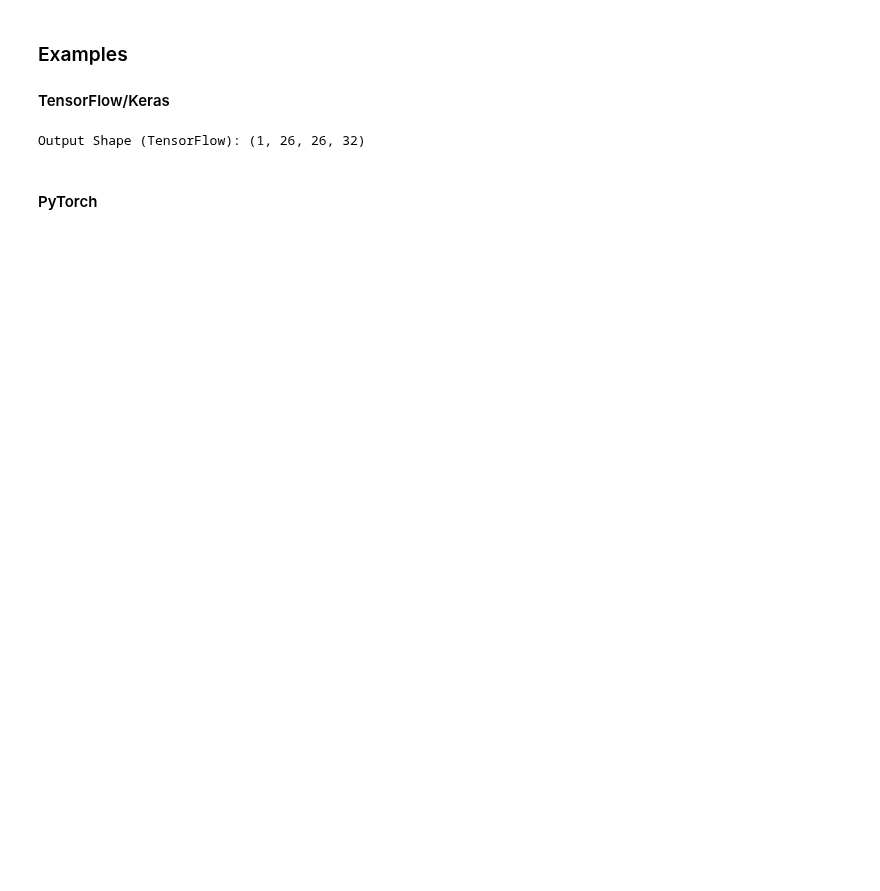
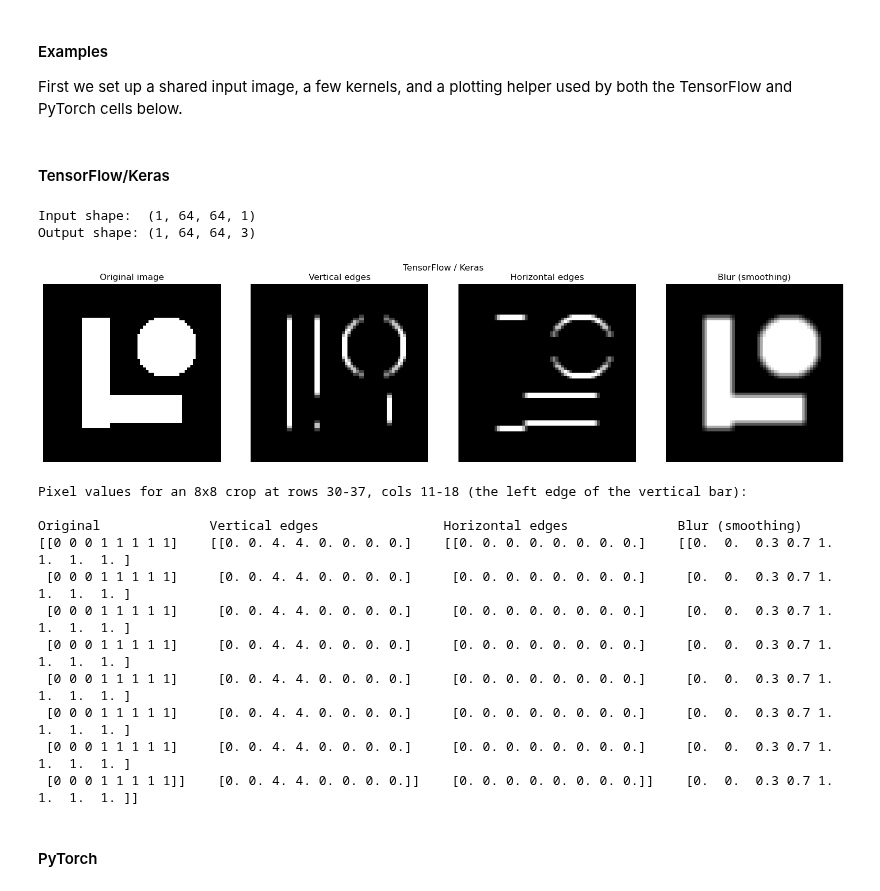
Before and after one commit to uncsdis/Data-785-Deep-Learning, a Jupyter notebook: Week 5 - CNNs /Convolutional Neural Networks.ipynb, the cells around one changed output. Drawn from its saved outputs; the diff is of its cells as text; code cells hidden in the pictures; blank space fills up the shorter version.

```diff
--- a/Week 5 - CNNs /Convolutional Neural Networks.ipynb
+++ b/Week 5 - CNNs /Convolutional Neural Networks.ipynb
@@ -47,3 +53,4 @@ where:
 # %% [markdown]
-### Examples
-#### TensorFlow/Keras
+#### Examples
+
+First we set up a shared input image, a few kernels, and a plotting helper used by both the TensorFlow and PyTorch cells below.
@@ -50,19 +118,49 @@ where:
+# %% [markdown]
+#### TensorFlow/Keras
 # %%
 import tensorflow as tf
 from keras.layers import Conv2D
-import numpy as np
 
-# Create a dummy image (1 sample, 28x28 pixels, 1 channel)
-image = np.random.rand(1, 28, 28, 1).astype(np.float32)
+# TensorFlow expects (batch, height, width, channels).
+image = img.reshape(1, 64, 64, 1)
 
-# Apply a convolutional layer with 32 filters and a 3x3 kernel
-conv_layer = Conv2D(filters=32, kernel_size=(3,3), strides=1, padding='valid', activation=None)
+# A Conv2D layer with one filter per kernel. padding='same' keeps the output the
+# same size as the input so the before/after images line up.
+conv_layer = Conv2D(filters=len(kernels), kernel_size=(3, 3), strides=1,
+                    padding='same', activation=None, use_bias=False)
+conv_layer.build(input_shape=(None, 64, 64, 1))
 
-# Apply the layer to the image
+# Load our hand-made kernels. Conv2D weight shape is (kernel_h, kernel_w, in_ch, out_ch).
+W = np.zeros((3, 3, 1, len(kernels)), dtype=np.float32)
+for i, k in enumerate(kernels.values()):
+    W[:, :, 0, i] = np.array(k, dtype=np.float32)
+conv_layer.set_weights([W])
+
+# Apply the convolution.
 output = conv_layer(image)
-print("Output Shape (TensorFlow):", output.shape)
+print("Input shape: ", image.shape)     # (1, 64, 64, 1)
+print("Output shape:", output.shape)    # (1, 64, 64, 3) -> one feature map per filter
+
+feature_maps = [output[0, :, :, i].numpy() for i in range(len(kernels))]
+show_feature_maps(img, feature_maps, kernels.keys(), "TensorFlow / Keras")
+
+# Show the numbers under the hood for a readable crop of the images above.
+print_value_crop([img] + feature_maps, ["Original"] + list(kernels.keys()))
 # %% [output]
-Output Shape (TensorFlow): (1, 26, 26, 32)
+Input shape:  (1, 64, 64, 1)
+Output shape: (1, 64, 64, 3)
+[figure, added]
+Pixel values for an 8x8 crop at rows 30-37, cols 11-18 (the left edge of the vertical bar):
+
+Original              Vertical edges                Horizontal edges              Blur (smoothing)
+[[0 0 0 1 1 1 1 1]    [[0. 0. 4. 4. 0. 0. 0. 0.]    [[0. 0. 0. 0. 0. 0. 0. 0.]    [[0.  0.  0.3 0.7 1.  1.  1.  1. ]
+ [0 0 0 1 1 1 1 1]     [0. 0. 4. 4. 0. 0. 0. 0.]     [0. 0. 0. 0. 0. 0. 0. 0.]     [0.  0.  0.3 0.7 1.  1.  1.  1. ]
+ [0 0 0 1 1 1 1 1]     [0. 0. 4. 4. 0. 0. 0. 0.]     [0. 0. 0. 0. 0. 0. 0. 0.]     [0.  0.  0.3 0.7 1.  1.  1.  1. ]
+ [0 0 0 1 1 1 1 1]     [0. 0. 4. 4. 0. 0. 0. 0.]     [0. 0. 0. 0. 0. 0. 0. 0.]     [0.  0.  0.3 0.7 1.  1.  1.  1. ]
+ [0 0 0 1 1 1 1 1]     [0. 0. 4. 4. 0. 0. 0. 0.]     [0. 0. 0. 0. 0. 0. 0. 0.]     [0.  0.  0.3 0.7 1.  1.  1.  1. ]
+ [0 0 0 1 1 1 1 1]     [0. 0. 4. 4. 0. 0. 0. 0.]     [0. 0. 0. 0. 0. 0. 0. 0.]     [0.  0.  0.3 0.7 1.  1.  1.  1. ]
+ [0 0 0 1 1 1 1 1]     [0. 0. 4. 4. 0. 0. 0. 0.]     [0. 0. 0. 0. 0. 0. 0. 0.]     [0.  0.  0.3 0.7 1.  1.  1.  1. ]
+ [0 0 0 1 1 1 1 1]]    [0. 0. 4. 4. 0. 0. 0. 0.]]    [0. 0. 0. 0. 0. 0. 0. 0.]]    [0.  0.  0.3 0.7 1.  1.  1.  1. ]]
 # %% [markdown]
 #### PyTorch
 # %%
```
Also changed, not shown: parts of 49 cells of this notebook, 2 other files.
